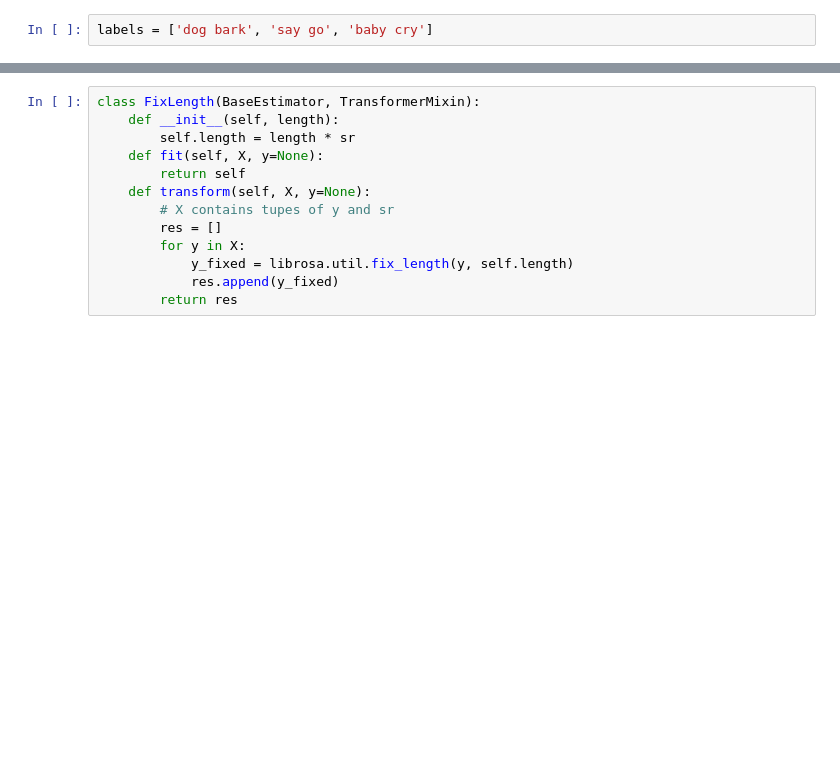
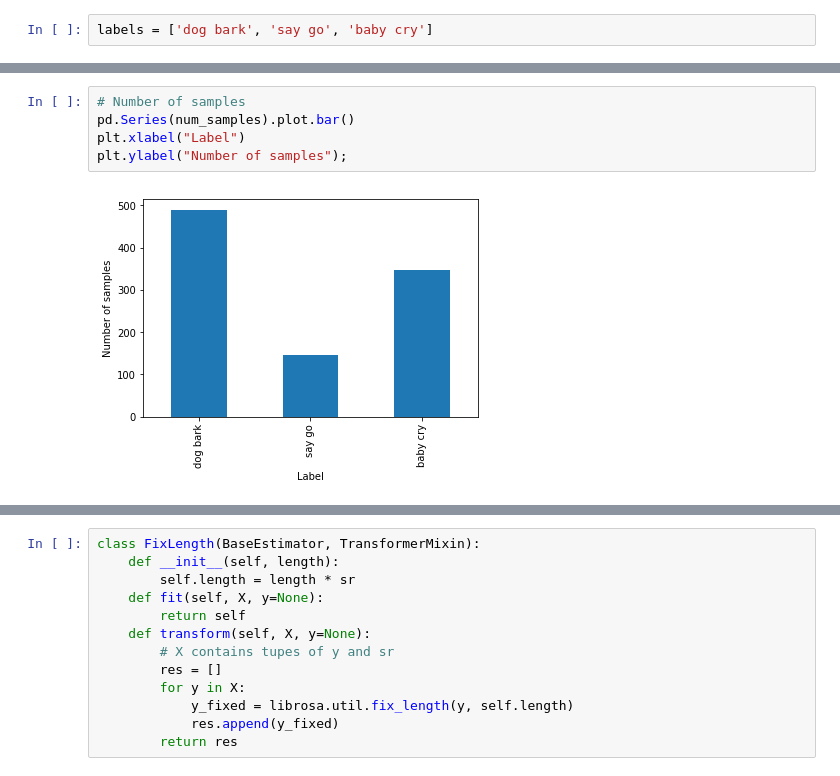
Before and after one commit to hoangphuc1998/DataScienceFinalProject, a Jupyter notebook: Pipeline.ipynb, the cells around one changed output, grey strips where cells are left out. Cells and saved outputs as stored; diff of their text form; blank space fills up the shorter version.

```diff
--- a/Pipeline.ipynb
+++ b/Pipeline.ipynb
@@ -54,0 +64,7 @@ for folder in labels:
+# %%
+# Number of samples
+pd.Series(num_samples).plot.bar()
+plt.xlabel("Label")
+plt.ylabel("Number of samples");
+# %% [output]
+[figure, added]
```
Also changed, not shown: parts of 11 cells of this notebook.
